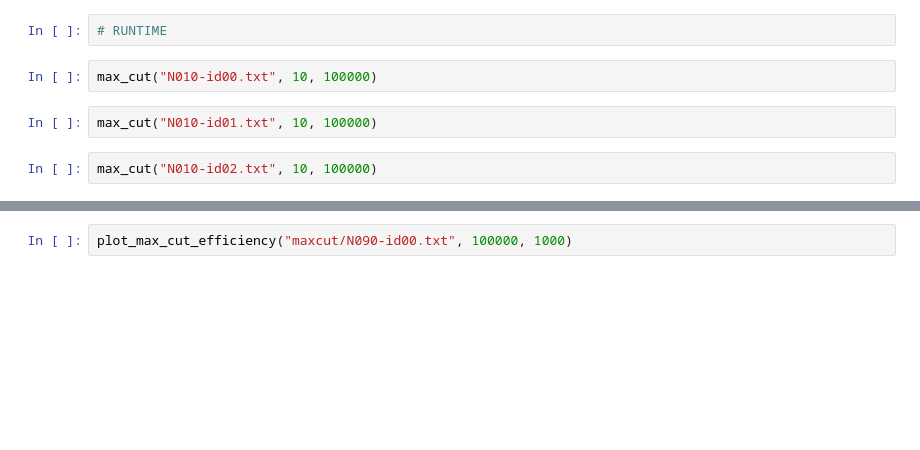
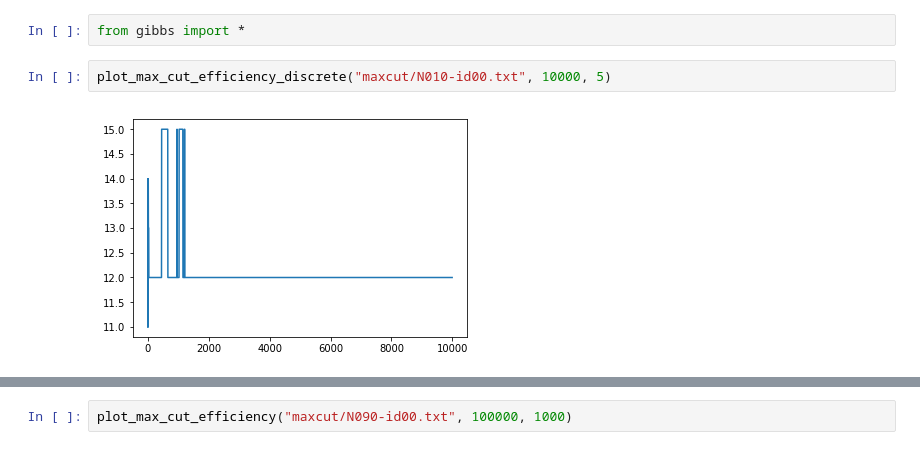
Before and after one commit to lili-chen/ising-optimization-rbm, a Jupyter notebook: performance_with_trial_number-discrete.ipynb, the cells around one changed output, grey strips where cells are left out. Drawn from its saved outputs; the diff is of its cells as text; blank space fills up the shorter version.

```diff
--- a/performance_with_trial_number-discrete.ipynb
+++ b/performance_with_trial_number-discrete.ipynb
@@ -186,8 +1,6 @@ def calculate_distribution(file_name):
-# %%
-# RUNTIME
+# %%
+from gibbs import *
 # %%
-max_cut("N010-id00.txt", 10, 100000)
+plot_max_cut_efficiency_discrete("maxcut/N010-id00.txt", 10000, 5)
+# %% [output]
+[figure, added]
-# %%
-max_cut("N010-id01.txt", 10, 100000)
-# %%
-max_cut("N010-id02.txt", 10, 100000)
```
Also changed, not shown: parts of 15 cells of this notebook, 3 other files.
